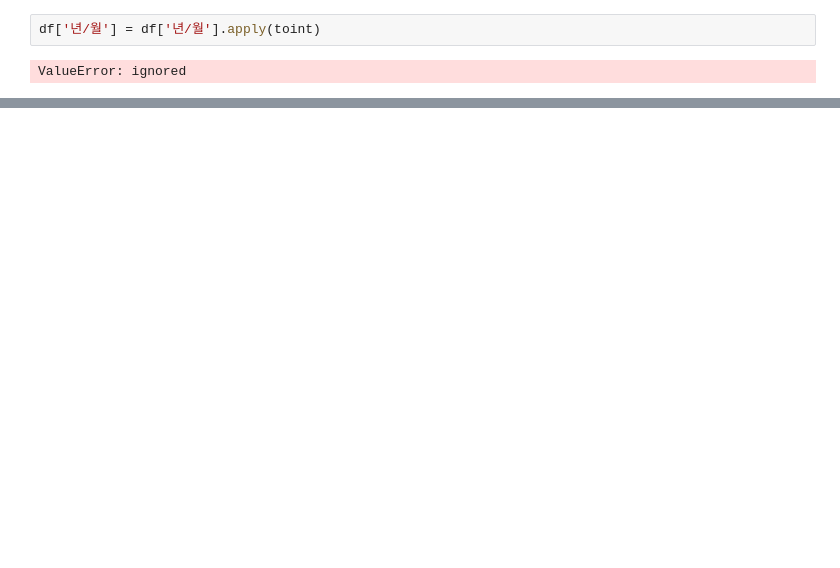
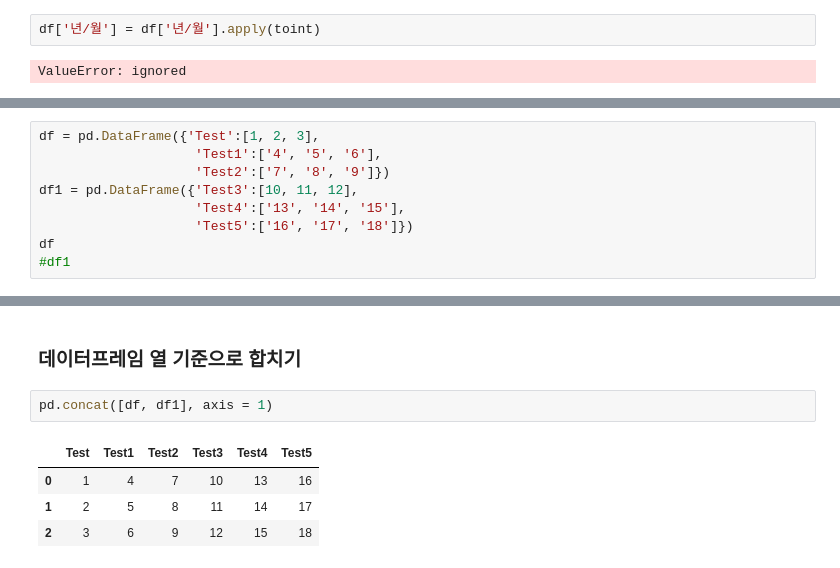
Before and after one commit to swon95/Blog_detail, a Jupyter notebook: Data_Preprocessing_&_EDA.ipynb, the cells around one changed output, grey strips where cells are left out. Cells and saved outputs as stored; diff of their text form; blank space fills up the shorter version.

```diff
--- a/Data_Preprocessing_&_EDA.ipynb
+++ b/Data_Preprocessing_&_EDA.ipynb
@@ -274,0 +350,9 @@ ValueError: ignored
+# %%
+df = pd.DataFrame({'Test':[1, 2, 3],
+                    'Test1':['4', '5', '6'],
+                    'Test2':['7', '8', '9']})
+df1 = pd.DataFrame({'Test3':[10, 11, 12],
+                    'Test4':['13', '14', '15'],
+                    'Test5':['16', '17', '18']})
+df
+#df1
@@ -274,0 +376,9 @@ ValueError: ignored
+# %% [markdown]
+### 데이터프레임 열 기준으로 합치기
+# %%
+pd.concat([df, df1], axis = 1)
+# %% [output]
+|  | Test | Test1 | Test2 | Test3 | Test4 | Test5 |
+| 0 | 1 | 4 | 7 | 10 | 13 | 16 |
+| 1 | 2 | 5 | 8 | 11 | 14 | 17 |
+| 2 | 3 | 6 | 9 | 12 | 15 | 18 |
```
Also changed, not shown: parts of 25 cells of this notebook.
